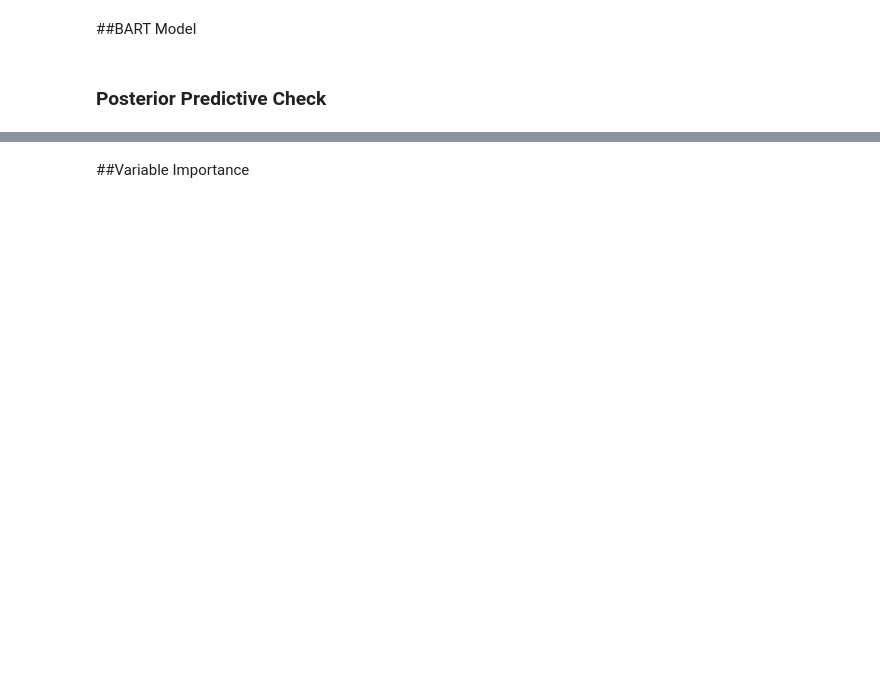
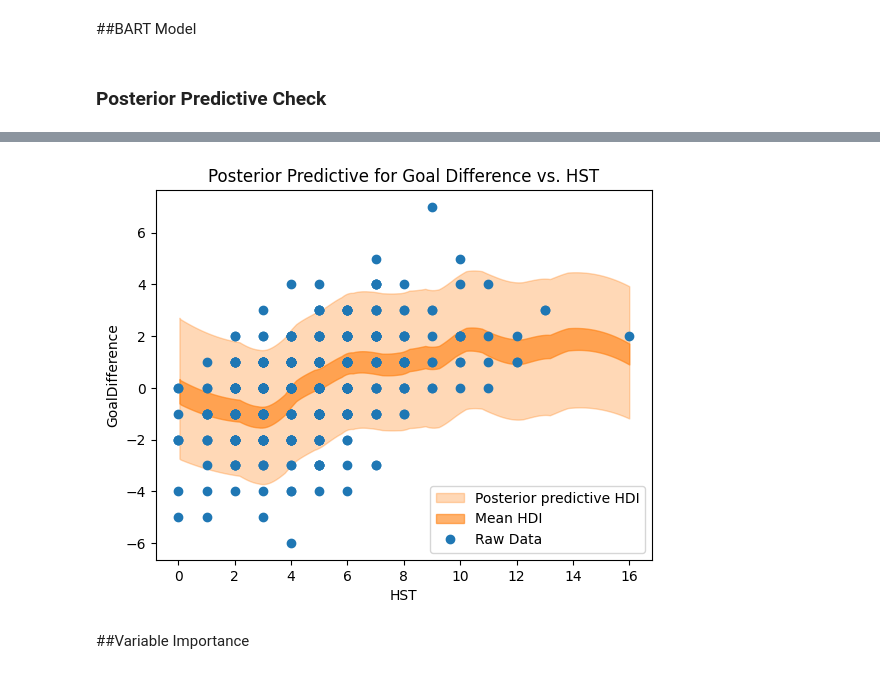
Before and after one commit to LuciusMelillo09/DataScience, a Jupyter notebook: Unit8/Luci_MeliU8proj.ipynb, the cells around one changed output, grey strips where cells are left out. Cells and saved outputs as stored; diff of their text form; code cells hidden in the pictures; blank space fills up the shorter version.

```diff
--- a/Unit8/Luci_MeliU8proj.ipynb
+++ b/Unit8/Luci_MeliU8proj.ipynb
@@ -130,3 +148,48 @@ plt.show()
+# %%
+# Gemini kinda cooked w this one I couldn't fully figure it out
+x_variable_name = 'HST'
+x_variable_index = predictor_variables.index(x_variable_name)
+
+x_plot = X[:, x_variable_index]
+idx = np.argsort(x_plot)
+
+pps_flat = idata.posterior_predictive['y_obs'].values.reshape(-1, idata.posterior_predictive['y_obs'].shape[-1])
+mu_samples_flat = idata.posterior['mu'].values.reshape(-1, idata.posterior['mu'].shape[-1])
+
+fig, ax = plt.subplots()
+
+az.plot_hdi(
+    x=x_plot[idx],
+    y=pps_flat[:, idx],
+    ax=ax,
+    hdi_prob=0.93,
+    fill_kwargs={"alpha": 0.3, "label": r"Posterior predictive HDI"},
+)
+
+az.plot_hdi(
+    x=x_plot[idx],
+    y=mu_samples_flat[:, idx],
+    ax=ax,
+    hdi_prob=0.74,
+    fill_kwargs={"alpha": 0.6, "label": r"Mean HDI"},
+)
+
+ax.plot(
+    x_plot,
+    y,
+    "o",
+    c="C0",
+    label="Raw Data"
+)
+
+ax.legend(loc="lower right")
+ax.set(
+    title=f"Posterior Predictive for Goal Difference vs. {x_variable_name}",
+    xlabel=x_variable_name,
+    ylabel="GoalDifference"
+);
+# %% [output]
+[figure, added]
 # %% [markdown]
 ##Variable Importance
 # %%
```
Also changed, not shown: parts of 9 cells of this notebook.
